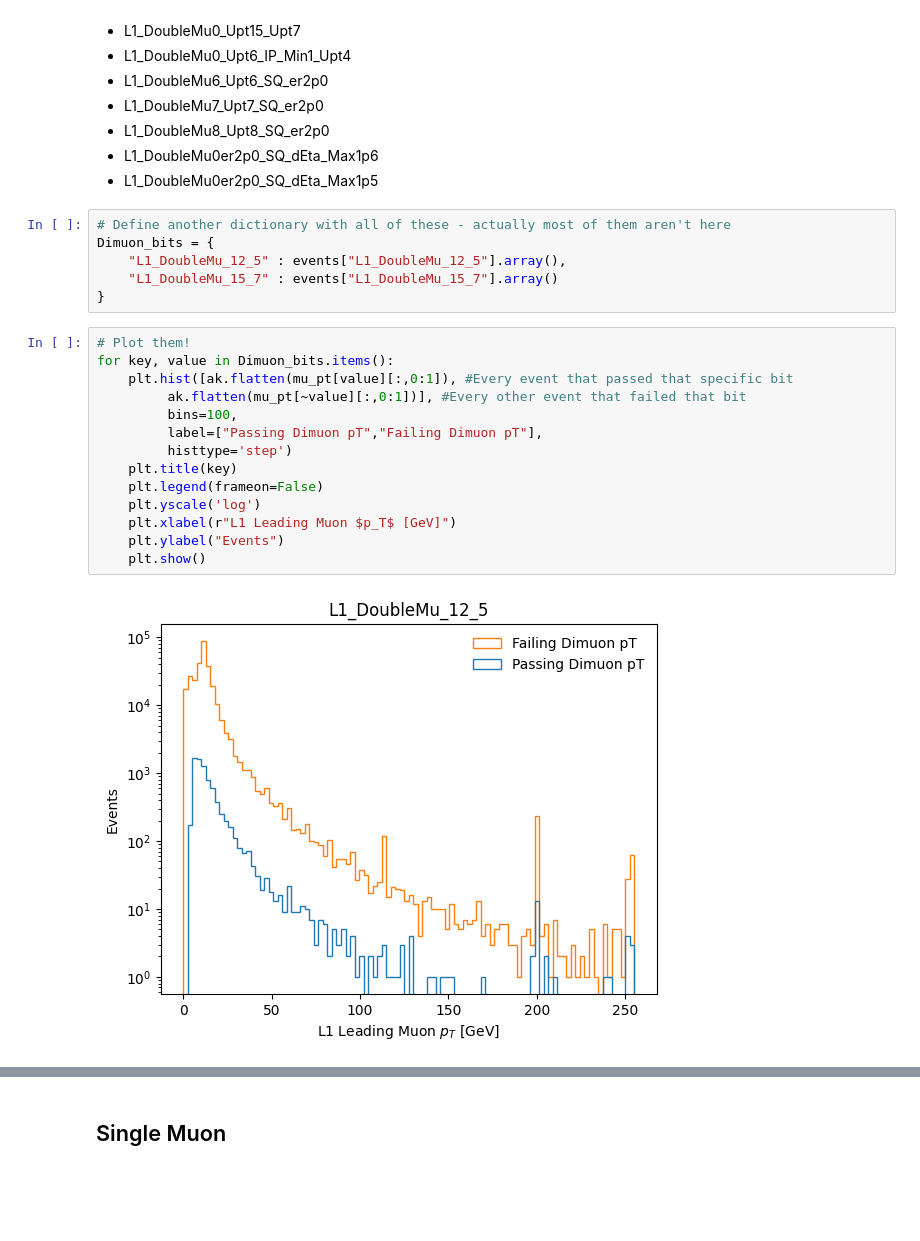
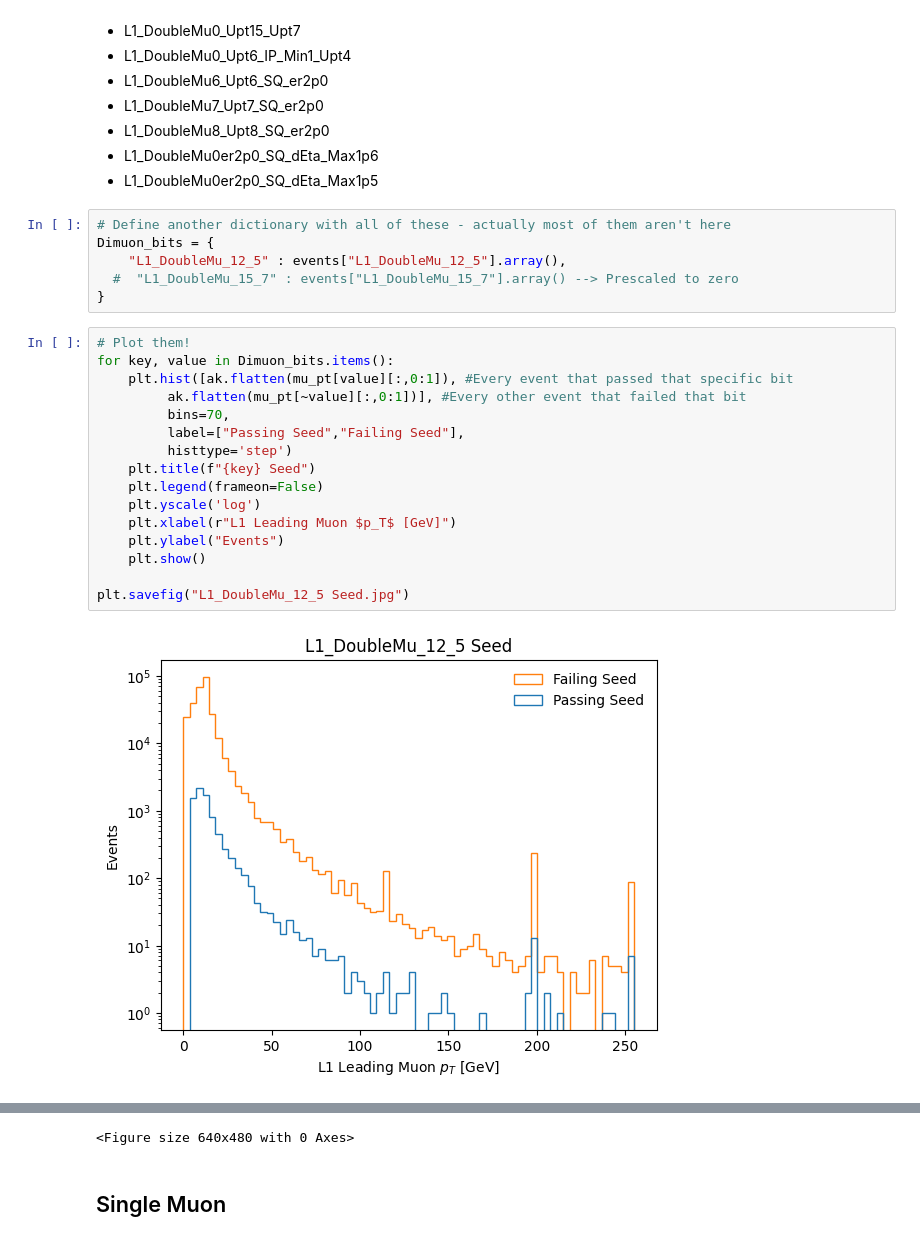
Before and after one commit to AdaCollins01/completed_axol1tl_practice, a Jupyter notebook: 4_getting_started_with_triggers.ipynb, the cells around one changed output, grey strips where cells are left out. Drawn from its saved outputs; the diff is of its cells as text; blank space fills up the shorter version.

```diff
--- a/4_getting_started_with_triggers.ipynb
+++ b/4_getting_started_with_triggers.ipynb
@@ -422,21 +413,23 @@ Text(0, 0.5, 'Events')
 # Define another dictionary with all of these - actually most of them aren't here
 Dimuon_bits = {
     "L1_DoubleMu_12_5" : events["L1_DoubleMu_12_5"].array(),
-    "L1_DoubleMu_15_7" : events["L1_DoubleMu_15_7"].array()
+  #  "L1_DoubleMu_15_7" : events["L1_DoubleMu_15_7"].array() --> Prescaled to zero
 }
 # %%
 # Plot them!
 for key, value in Dimuon_bits.items():
     plt.hist([ak.flatten(mu_pt[value][:,0:1]), #Every event that passed that specific bit
          ak.flatten(mu_pt[~value][:,0:1])], #Every other event that failed that bit
-         bins=100,
-         label=["Passing Dimuon pT","Failing Dimuon pT"],
+         bins=70,
+         label=["Passing Seed","Failing Seed"],
          histtype='step')
-    plt.title(key)
+    plt.title(f"{key} Seed")
     plt.legend(frameon=False)
     plt.yscale('log')
     plt.xlabel(r"L1 Leading Muon $p_T$ [GeV]")
     plt.ylabel("Events")
     plt.show()
+
+plt.savefig("L1_DoubleMu_12_5 Seed.jpg")
 # %% [output]
-[figure, old version]
+[figure, new version]
@@ -444,3 +436,4 @@ for key, value in Dimuon_bits.items():
+<Figure size 640x480 with 0 Axes>
 # %% [markdown]
 ## Single Muon
 # %%
```
Also changed, not shown: parts of 13 cells of this notebook, 2 other files.
